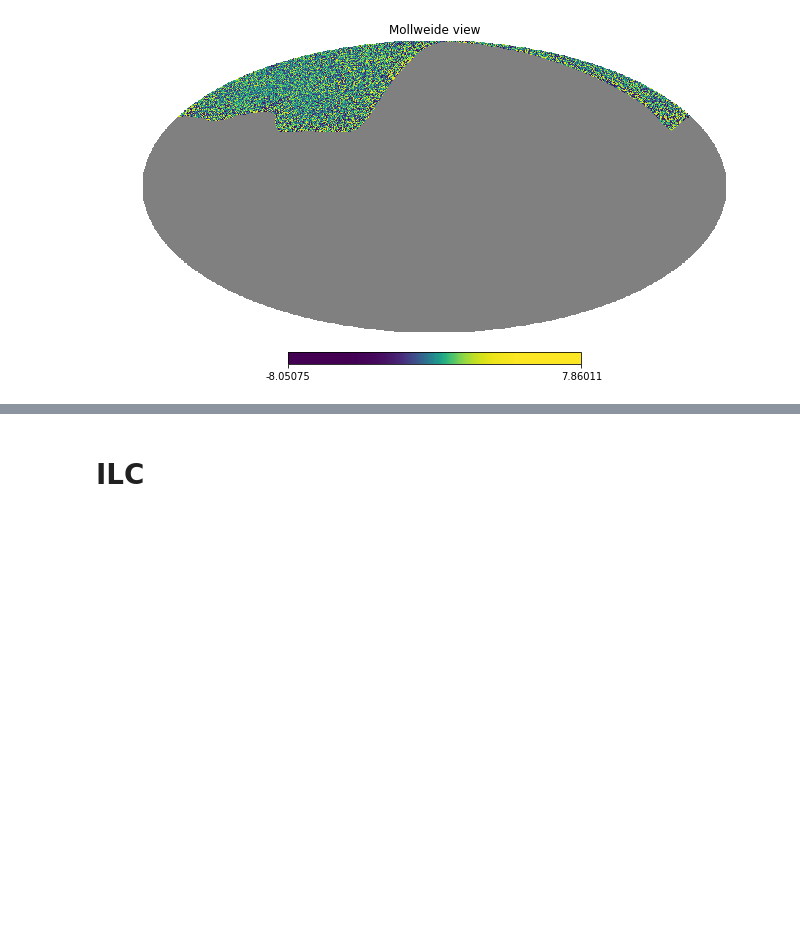
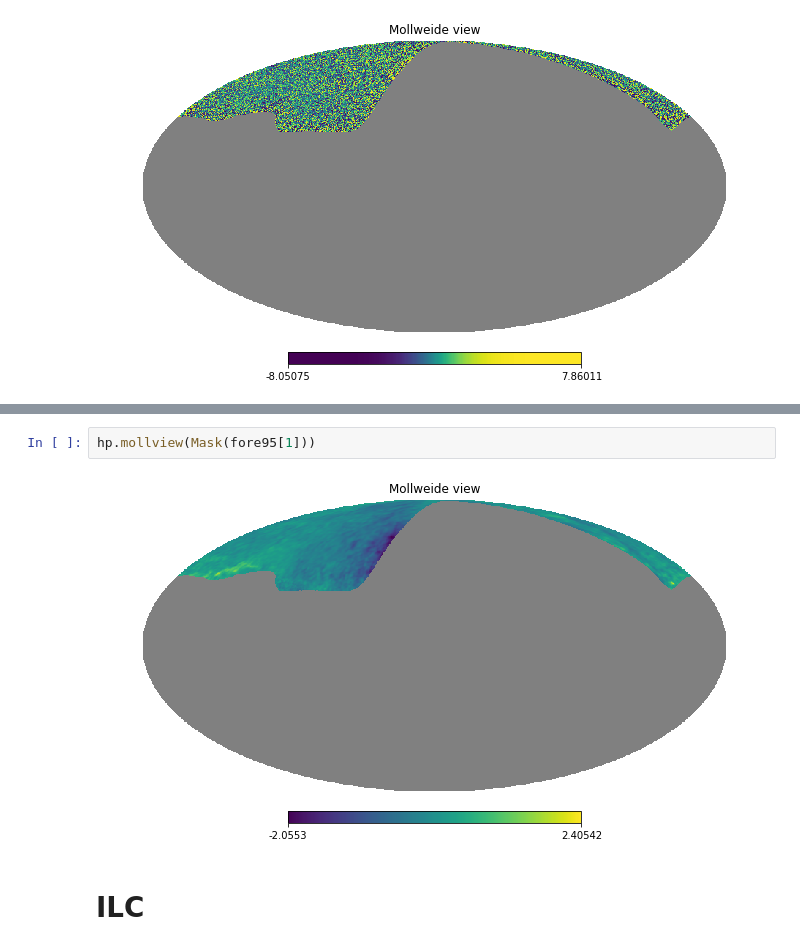
Before and after one commit to yaojian95/Ali_foreground, a Jupyter notebook: codes/Maps_for_USTC.ipynb, the cells around one changed output, grey strips where cells are left out. Saved outputs shown, nothing was run; the diff lists cells and outputs as text; blank space fills up the shorter version.

```diff
--- a/codes/Maps_for_USTC.ipynb
+++ b/codes/Maps_for_USTC.ipynb
@@ -241,3 +257,7 @@ for i in range(SamNum):
+# %%
+hp.mollview(Mask(fore95[1]))
+# %% [output]
+[figure, added]
 # %% [markdown]
 # ILC
 # %% [markdown]
```
Also changed, not shown: parts of 12 cells of this notebook.
